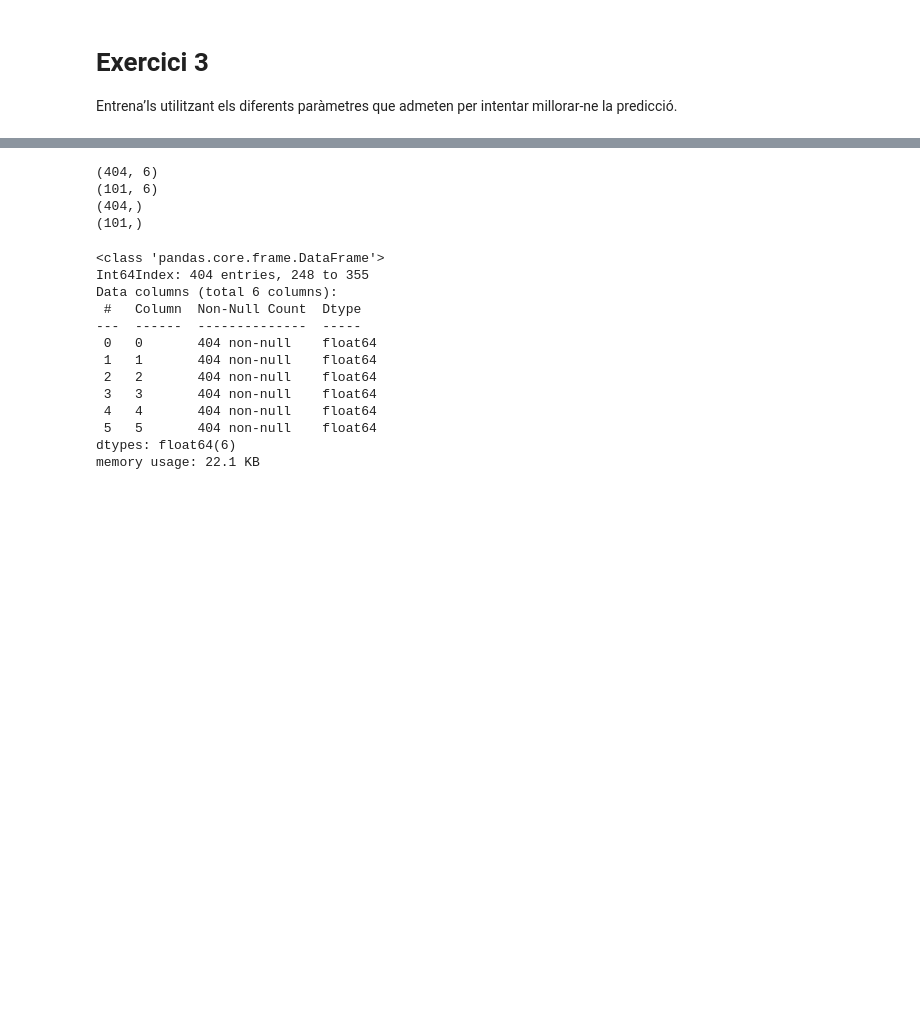
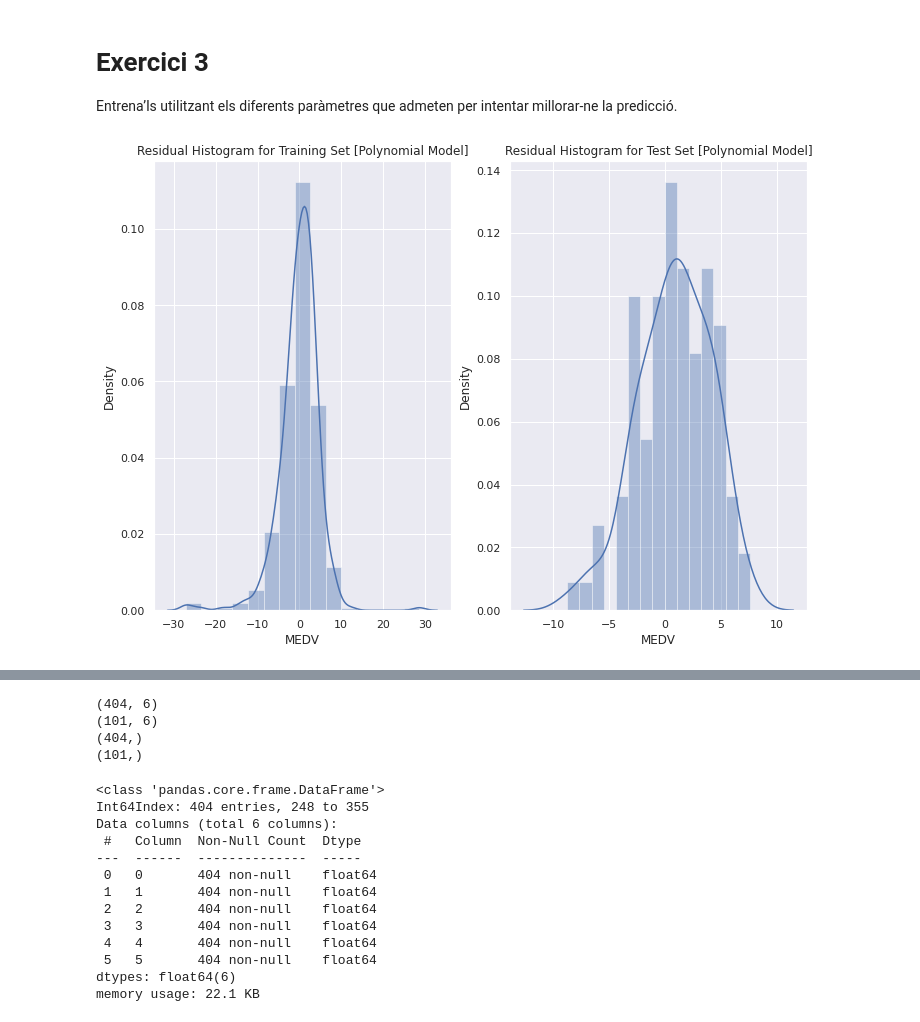
Before and after one commit to JMML2021/Tasca-M6-T01-ML_regressions-, a Jupyter notebook: 2_Sprint_6_Algoritmes_d’aprenentatge_supervisat_Regressió.ipynb, the cells around one changed output, grey strips where cells are left out. Cells and saved outputs as stored; diff of their text form; code cells hidden in the pictures; blank space fills up the shorter version.

```diff
--- a/2_Sprint_6_Algoritmes_d’aprenentatge_supervisat_Regressió.ipynb
+++ b/2_Sprint_6_Algoritmes_d’aprenentatge_supervisat_Regressió.ipynb
@@ -1059,3 +1076,36 @@ plt.show()
 Entrena’ls utilitzant els diferents paràmetres que admeten per intentar millorar-ne la predicció.
 # %%
 from sklearn.preprocessing import PolynomialFeatures
+# %%
+# Creamos una polinomica de grado 3
+
+X = pd.DataFrame(np.c_[df1['LSTAT'], df1['RM']], columns = ['LSTAT','RM'])
+Y = df1['MEDV']
+
+#from sklearn.model_selection import train_test_split
+
+X_train, X_test, Y_train, Y_test = train_test_split(X, Y, test_size = 0.2, random_state=5)
+
+trans = PolynomialFeatures(degree=2)
+X_train_Polinomica = trans.fit_transform(X_train)
+
+poly_modelo = LinearRegression()
+poly_modelo.fit(X_train_Polinomica, Y_train)
+
+y_train_predicted_poly = poly_modelo.predict(X_train_Polinomica)
+y_test_predicted_poly = poly_modelo.predict(trans.fit_transform(X_test))
+# %%
+y_train_residual = y_train_predicted_poly - Y_train
+y_test_residual = y_test_predicted_poly - Y_test
+
+plt.subplot(1, 2, 1)
+sns.distplot(y_train_residual, bins=15)
+plt.title('Residual Histogram for Training Set [Polynomial Model]')
+
+plt.subplot(1, 2, 2)
+sns.distplot(y_test_residual, bins=15)
+plt.title('Residual Histogram for Test Set [Polynomial Model]')
+
+plt.show()
+# %% [output]
+[figure, added]
```
Also changed, not shown: parts of 34 cells of this notebook.
